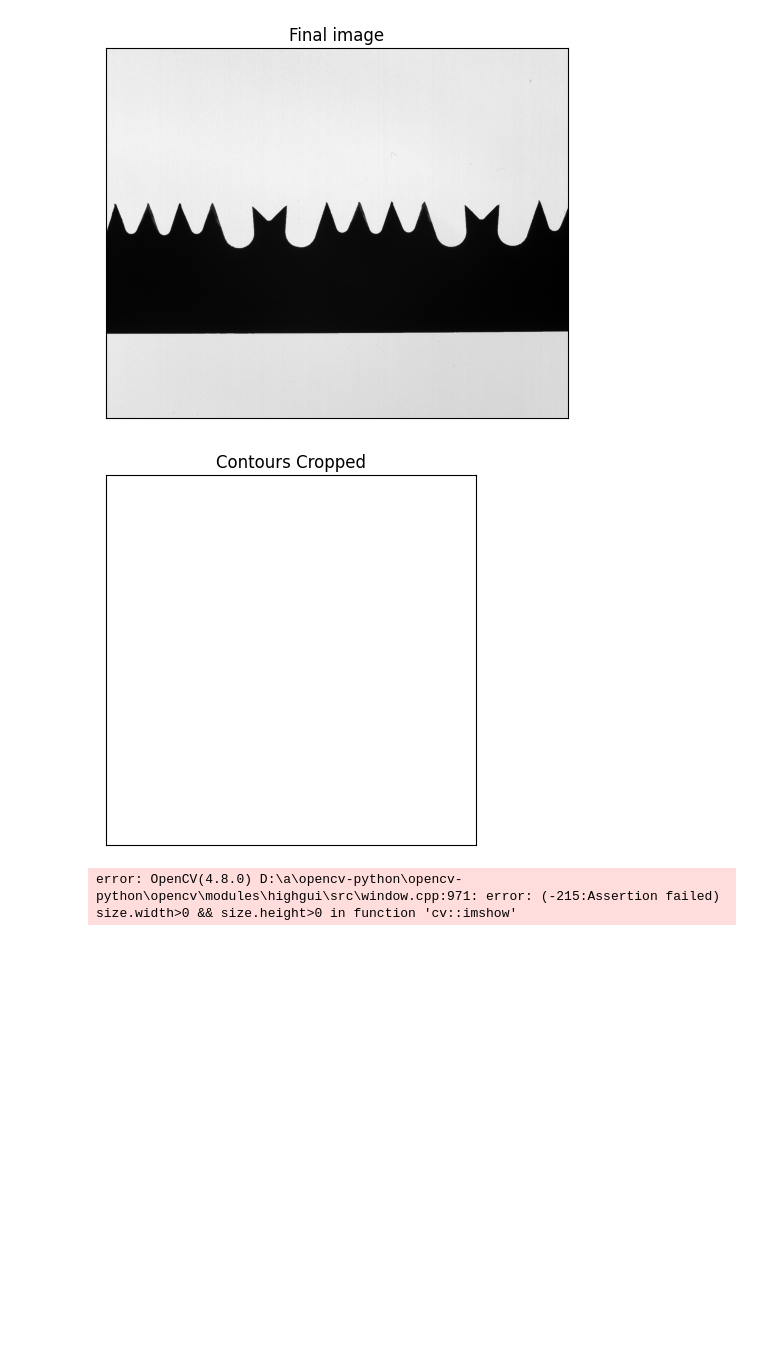
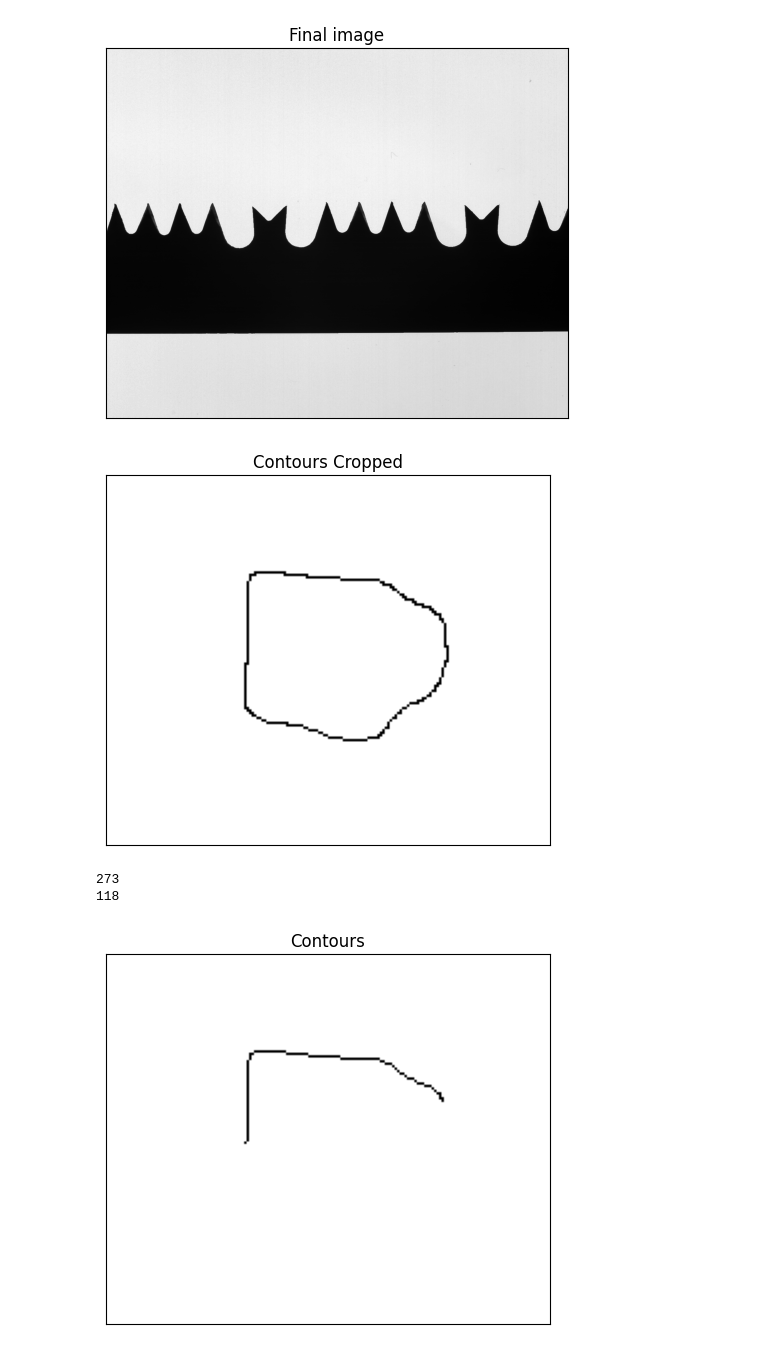
Before and after one commit to andreaalboni/CV-Project, a Jupyter notebook: InspectionBladeTools.ipynb, the cells around one changed output. Drawn from its saved outputs; the diff is of its cells as text; code cells hidden in the pictures; blank space fills up the shorter version.

Commit message:
Add Sort Algo 8 Connect

```diff
--- a/InspectionBladeTools.ipynb
+++ b/InspectionBladeTools.ipynb
@@ -148,27 +170,42 @@ def DPTL(points, start, end):
 # %%
 # applying RDP algorithm to the image contours
-img_cc = img_contours_negative[:0,:0]
+#img_cc = img_contours_negative[:,:]
+img_cc = cv2.imread("Images\saw_01_contours_negative.png", 0)[0:150, 20:200]
 plt.imshow(img_cc, cmap = 'gray')
 plt.title('Contours Cropped')
 plt.xticks([]), plt.yticks([])
 plt.show()
 
 start = time.time()
 
 contours = [[i,j] for i in range(img_cc.shape[0]) for j in range(img_cc.shape[1]) if img_cc[i,j] == 0]
+print(len(contours))
+#contours = edge_chain_sort(contours, img_cc, contour_color = 0)
+contours = sort_points(contours)
+print(len(contours))
 
-#simplified_contours = RDP_Algorithm(contours, epsilon = 3)
-simplified_contours = cv2.approxPolyDP(np.array(contours), 3, True)
+kernel = np.ones((150,180),np.uint8)
+for i in range(len(contours)):
+    kernel[contours[i][0], contours[i][1]] = 0
+plt.imshow(kernel, cmap = 'gray')
+plt.title('Contours')
+plt.xticks([]), plt.yticks([])
+plt.show()
+
+simplified_contours = RDP_Algorithm(contours, epsilon = 3)
 
 simplified_contours = np.array(simplified_contours)
-plt.plot(simplified_contours[:,0], simplified_contours[:,1], 'b')
+
+plt.plot(simplified_contours[:,1], simplified_contours[:,0], 'b')
 plt.imshow(img_cc, cmap = 'gray')
 plt.title('Simplified contours')
 plt.xticks([]), plt.yticks([])
 plt.show()
 
 end = time.time()
 print("Elapsed time: ", end - start)
 # %% [output]
-[figure, old version]
+[figure, new version]
-error: OpenCV(4.8.0) D:\a\opencv-python\opencv-python\opencv\modules\highgui\src\window.cpp:971: error: (-215:Assertion failed) size.width>0 && size.height>0 in function 'cv::imshow'
+273
+118
+[figure, added]
```
Also changed, not shown: parts of 4 cells of this notebook, 2 other files.
